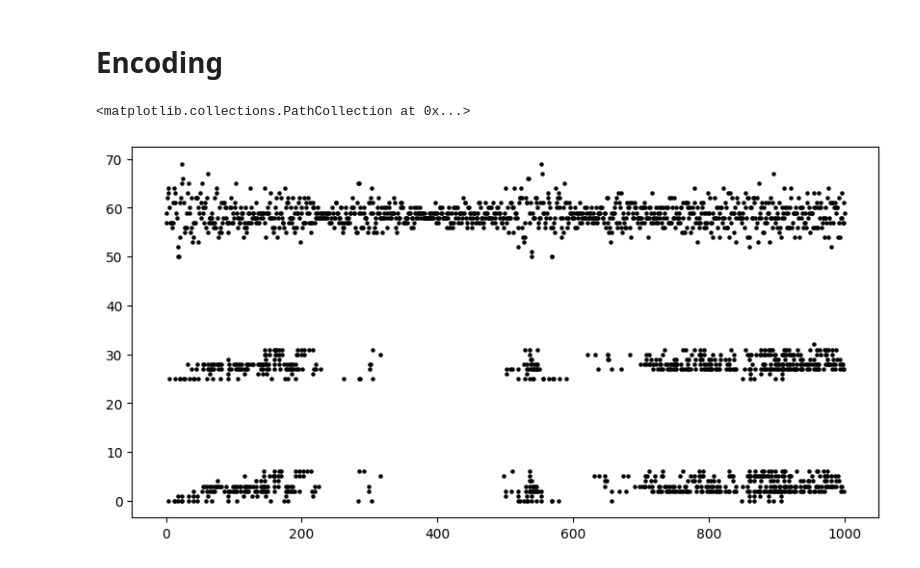
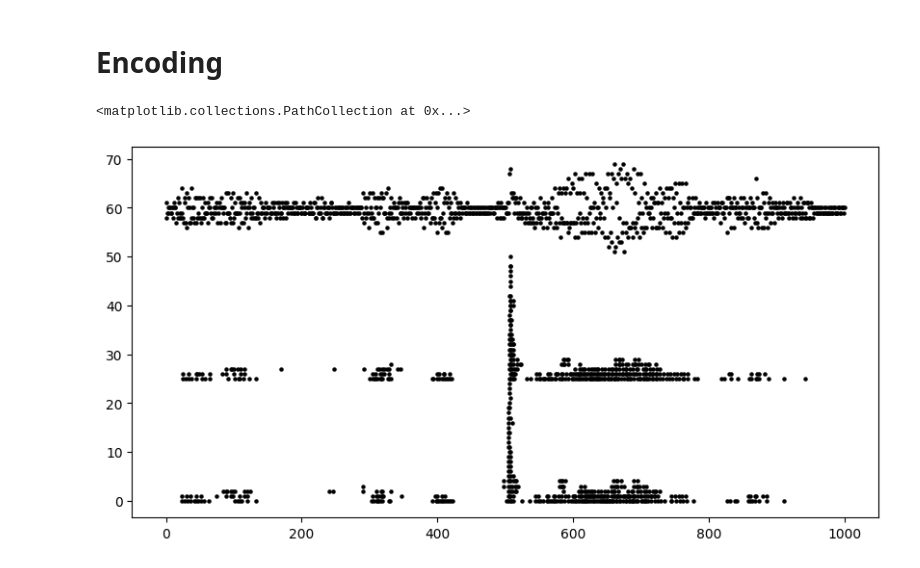
Before and after one commit to khood5/MLAudio, a Jupyter notebook: shotspotter/snn-torch/create-dataset.ipynb, the cells around one changed output. Drawn from its saved outputs; the diff is of its cells as text; code cells hidden in the pictures.

```diff
--- a/shotspotter/snn-torch/create-dataset.ipynb
+++ b/shotspotter/snn-torch/create-dataset.ipynb
@@ -31,6 +33,8 @@ import matplotlib.pyplot as plt
 # define variables for encoding
 MODE = 'spec' # spec, dwt
 DATASET_CAP = 20
+FILEPATH = './data/test.npz' # for saving
+DM_THRESHOLD = 0.001
 
 SPEC_FREQ_BIN_COUNT = 25 # for spec mode
 
@@ -56,7 +60,7 @@ We have 10 background only audio files
 # %%
 # input is shape time x batch x channels (from spectrogram or dwt spec)
 def posneg_delta(raw_spec_data):
-    delta = spikegen.delta(raw_spec_data, threshold=0.001, off_spike=True)
+    delta = spikegen.delta(raw_spec_data, threshold=DM_THRESHOLD, off_spike=True)
 
     new_data = torch.zeros(delta.shape[0], delta.shape[1], delta.shape[2]*2) # 2 channels for each freq channel
     for i in range(delta.shape[1]): # for each sample
@@ -155,6 +159,6 @@ def to_spikes(paths_list, labels):
         # note: here, all_spikes_dm is (timestep, batch, neuron) and all_waveforms is (batch, timestep, neuron)
         all_waveforms = all_waveforms.permute(1, 0, 2)
 
-        return torch.cat((all_spikes_dm, all_waveforms), dim=2), labels
+        return torch.cat((all_spikes_dm, all_waveforms), dim=2), torch.tensor(labels)
 # %%
 spikes, labels = to_spikes([i[0] for i in pairs], [i[1] for i in pairs])
@@ -161,8 +184,8 @@ spikes, labels = to_spikes([i[0] for i in pairs], [i[1] for i in pairs])
 # %%
 # visualize output
 fig = plt.figure(facecolor="w", figsize=(10, 5))
 ax = fig.add_subplot(111)
-splt.raster(spikes[:, 8, :], ax, s=5, c="black")
+splt.raster(spikes[:, 3, :], ax, s=5, c="black")
 # %% [output]
 <matplotlib.collections.PathCollection at 0x...>
-[figure, old version]
+[figure, new version]
```
Also changed, not shown: parts of 2 cells of this notebook, 1 other file.
